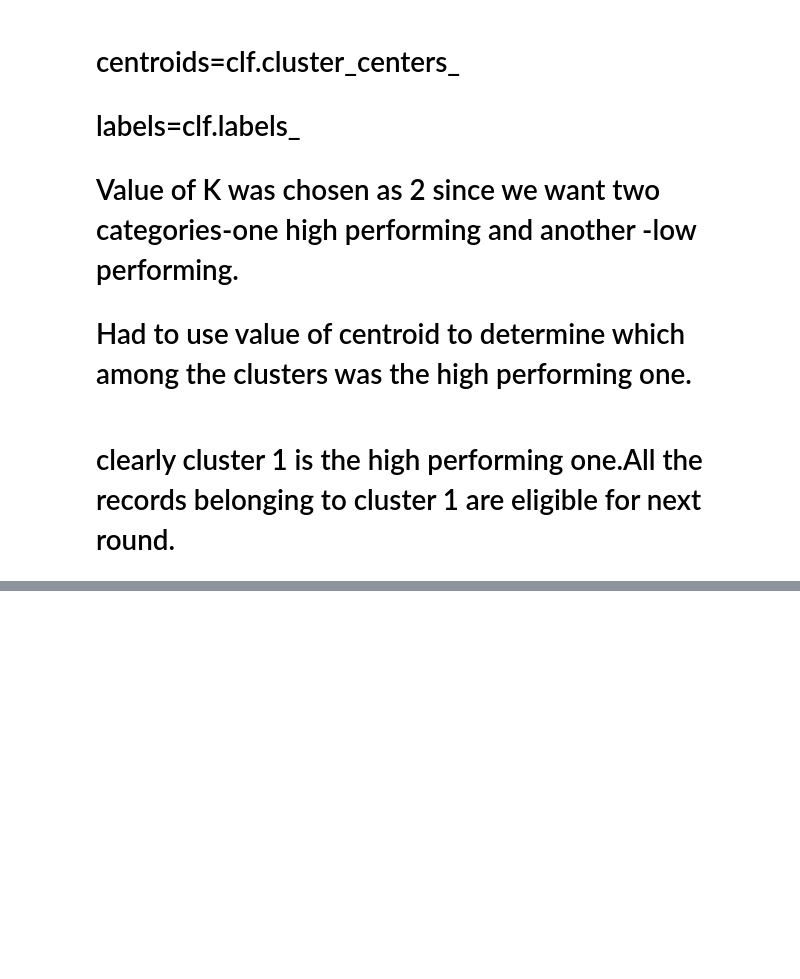
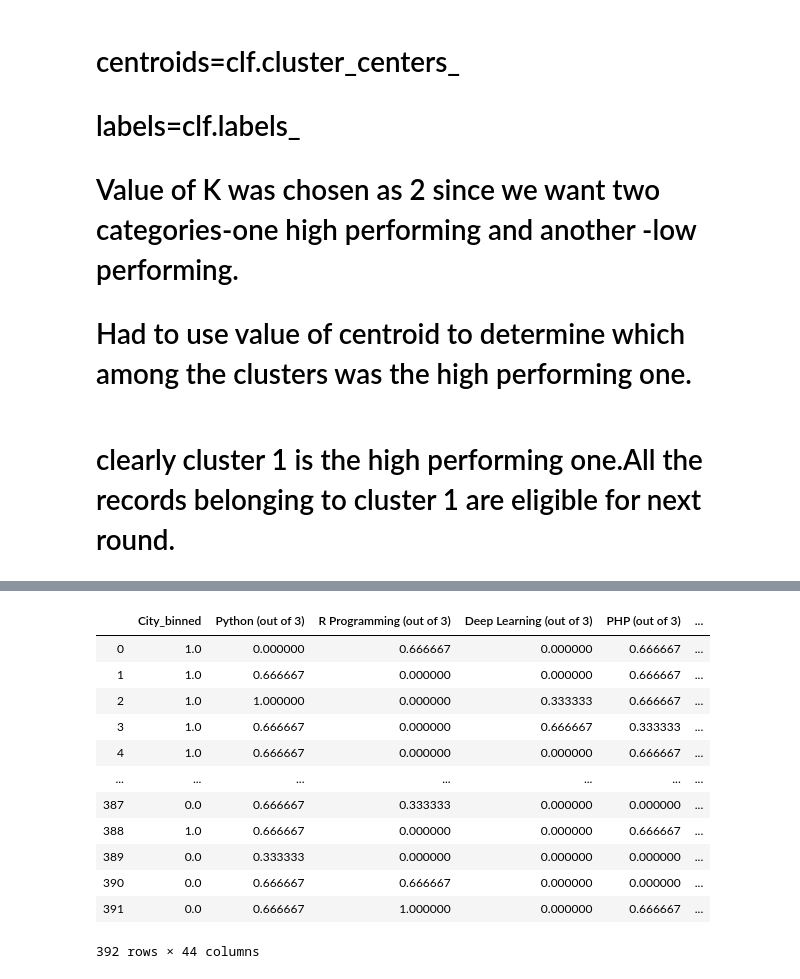
Before and after one commit to kjothisadhanand/foster-app, a Jupyter notebook: sample-data/Sadhanand/machine_learning_model_candidate_selection.ipynb, the cells around one changed output, grey strips where cells are left out. Saved outputs shown, nothing was run; the diff lists cells and outputs as text; code cells hidden in the pictures; blank space fills up the shorter version.

```diff
--- a/sample-data/Sadhanand/machine_learning_model_candidate_selection.ipynb
+++ b/sample-data/Sadhanand/machine_learning_model_candidate_selection.ipynb
@@ -1496,0 +1592,21 @@ print(centroids)
+# %%
+cols = list(normalized_final_df.columns)
+normalized_final_df[cols]
+for col in cols:
+    col_zscore = col + '_zscore'
+    normalized_final_df[col_zscore] = (normalized_final_df[col] - normalized_final_df[col].mean())/normalized_final_df[col].std(ddof=0)
+normalized_final_df
+# %% [output]
+|  | City_binned | Python (out of 3) | R Programming (out of 3) | Deep Learning (out of 3) | PHP (out of 3) | ... |
+| 0 | 1.0 | 0.000000 | 0.666667 | 0.000000 | 0.666667 | ... |
+| 1 | 1.0 | 0.666667 | 0.000000 | 0.000000 | 0.666667 | ... |
+| 2 | 1.0 | 1.000000 | 0.000000 | 0.333333 | 0.666667 | ... |
+| 3 | 1.0 | 0.666667 | 0.000000 | 0.666667 | 0.333333 | ... |
+| 4 | 1.0 | 0.666667 | 0.000000 | 0.000000 | 0.666667 | ... |
+| ... | ... | ... | ... | ... | ... | ... |
+| 387 | 0.0 | 0.666667 | 0.333333 | 0.000000 | 0.000000 | ... |
+| 388 | 1.0 | 0.666667 | 0.000000 | 0.000000 | 0.666667 | ... |
+| 389 | 0.0 | 0.333333 | 0.000000 | 0.000000 | 0.000000 | ... |
+| 390 | 0.0 | 0.666667 | 0.666667 | 0.000000 | 0.000000 | ... |
+| 391 | 0.0 | 0.666667 | 1.000000 | 0.000000 | 0.666667 | ... |
+392 rows × 44 columns
```
Also changed, not shown: parts of 26 cells of this notebook, 1 other file.
